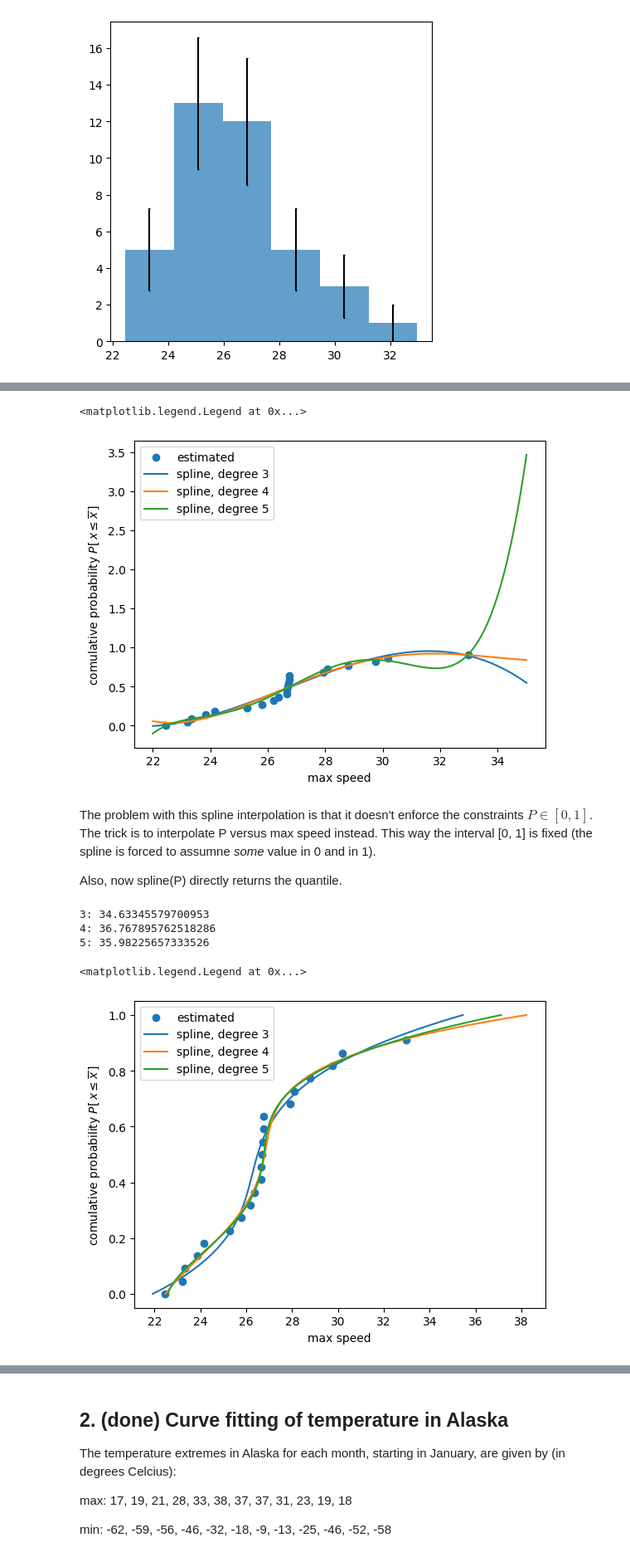
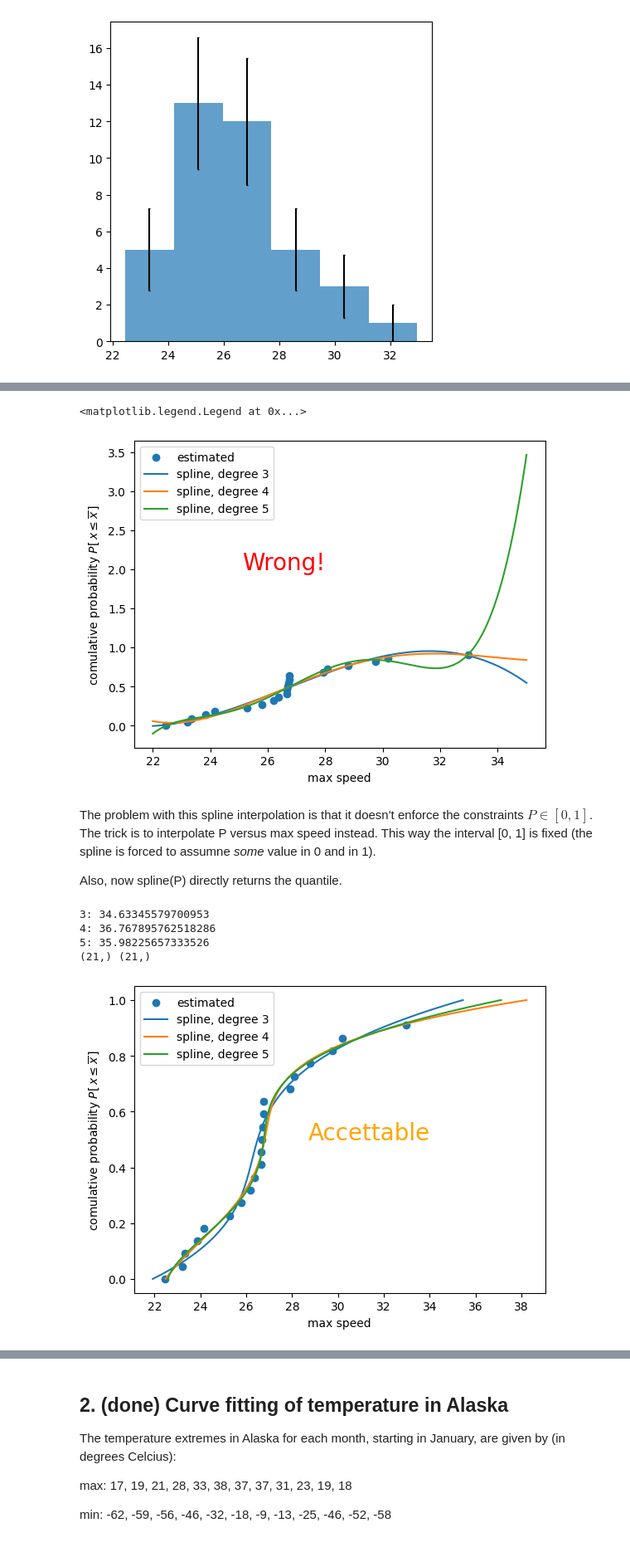
Before and after one commit to miriamzara/LaboratoryOfComputationalPhysics_Y7, a Jupyter notebook: 09_Algorithms/09ex_Algorithms.ipynb, the cells around one changed output, grey strips where cells are left out. Shown at 83% size. Cells and saved outputs as stored; diff of their text form; code cells hidden in the pictures.

```diff
--- a/09_Algorithms/09ex_Algorithms.ipynb
+++ b/09_Algorithms/09ex_Algorithms.ipynb
@@ -92,10 +98,14 @@ for k in range(3,6):
     y_smooth = spline(x_smooth)
 
     ax.plot(x_smooth, y_smooth, label = f"spline, degree {k}")
+
+
+ax.text(28, 2, "Wrong!",
+        fontsize=20, ha="right", color='red')
 ax.legend()
 # %% [output]
 <matplotlib.legend.Legend at 0x...>
-[figure, old version]
+[figure, new version]
 # %% [markdown]
 The problem with this spline interpolation is that it doesn't enforce the constraints $P \in [0, 1]$. The trick is to interpolate P versus max speed instead. This way the interval [0, 1] is fixed (the spline is forced to assumne *some* value in 0 and in 1).
 
@@ -104,32 +114,36 @@ Also, now spline(P) directly returns the quantile.
 # %%
 # Compute the experimental cumulative probability
 x = np.sort(max_speeds)
 P = np.array([ i/(x.shape[0]+1) for i in range(x.shape[0])])
 
 fig, ax = plt.subplots()
 ax.scatter(x, P, label = "estimated")
 ax.set_xlabel("max speed")
 ax.set_ylabel(r"comulative probability $P[\,x \leq \overline{x}\,]$")
 
 # Fit with cubic spline
 from scipy.interpolate import UnivariateSpline
 
 
 fifty_prob = 1. -0.02
 
 for k in range(3,6):
     spline = UnivariateSpline(x = P, y= x, k=k) #
     # smooth data
     y_smooth = np.linspace(0, 1, 1000)
     x_smooth = spline(y_smooth)
     ax.plot(x_smooth, y_smooth, label = f"spline, degree {k}")
     fifty_wind = spline(fifty_prob)
     print(f"{k}: {fifty_wind}")
 
+ax.text(34, 0.5, "Accettable",
+        fontsize=20, ha="right", color='orange')
 ax.legend()
+
+print(P.shape, x.shape)
 # %% [output]
 3: 34.63345579700953
 4: 36.767895762518286
 5: 35.98225657333526
+(21,) (21,)
-<matplotlib.legend.Legend at 0x...>
-[figure, old version]
+[figure, new version]
```
Also changed, not shown: parts of 3 cells of this notebook, 1 other file.
